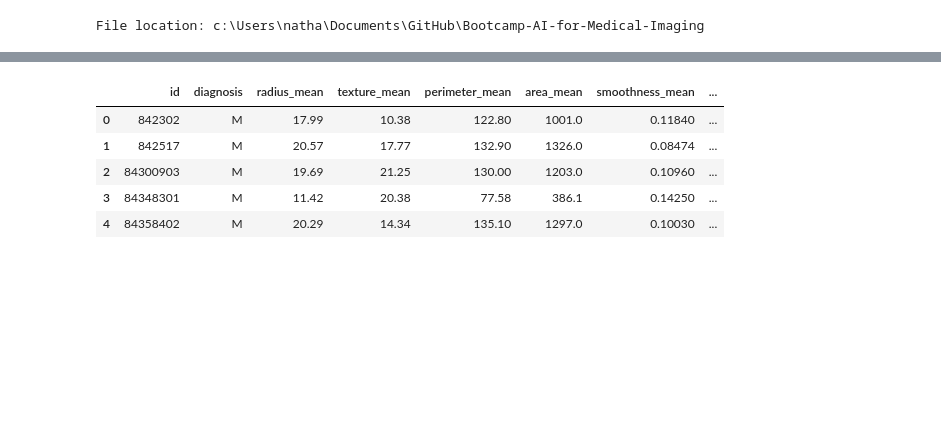
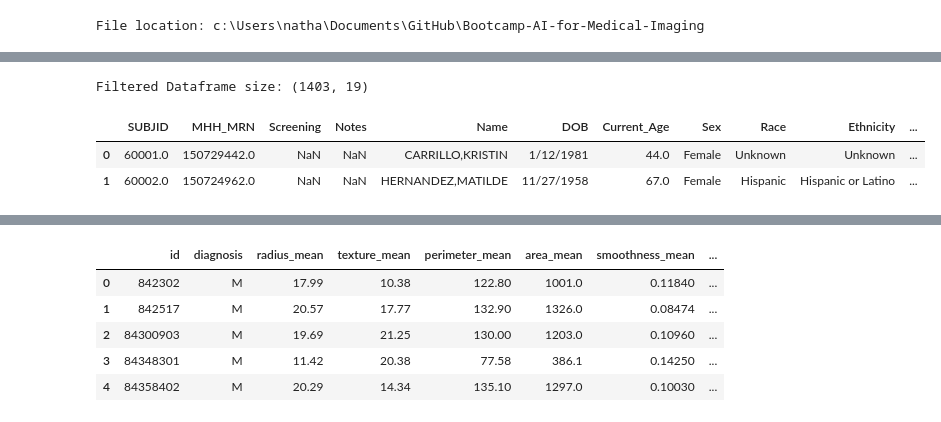
Before and after one commit to NathanNgu/Bootcamp-AI-for-Medical-Imaging, a Jupyter notebook: M1_Data.ipynb, the cells around one changed output, grey strips where cells are left out. Cells and saved outputs as stored; diff of their text form; code cells hidden in the pictures; blank space fills up the shorter version.

```diff
--- a/M1_Data.ipynb
+++ b/M1_Data.ipynb
@@ -47,0 +63,10 @@ File location: c:\Users\natha\Documents\GitHub\Bootcamp-AI-for-Medical-Imaging
+# %%
+# if "Age >/= 18 at time of injury" = 1, and "2015 to 2025 (ideally)"= 1, then include in analysis
+df_filtered = df[(df["Age >/= 18 at time of injury"] == 1) & (df["2015 to 2025 (ideally)"] == 1)]
+print(f"Filtered Dataframe size: {df_filtered.shape}")
+df_filtered.head(2)
+# %% [output]
+Filtered Dataframe size: (1403, 19)
+|  | SUBJID | MHH_MRN | Screening | Notes | Name | DOB | Current_Age | Sex | Race | Ethnicity | ... |
+| 0 | 60001.0 | 150729442.0 | NaN | NaN | CARRILLO,KRISTIN | 1/12/1981 | 44.0 | Female | Unknown | Unknown | ... |
+| 1 | 60002.0 | 150724962.0 | NaN | NaN | HERNANDEZ,MATILDE | 11/27/1958 | 67.0 | Female | Hispanic | Hispanic or Latino | ... |
```
Also changed, not shown: parts of 6 cells of this notebook, 2 other files.
